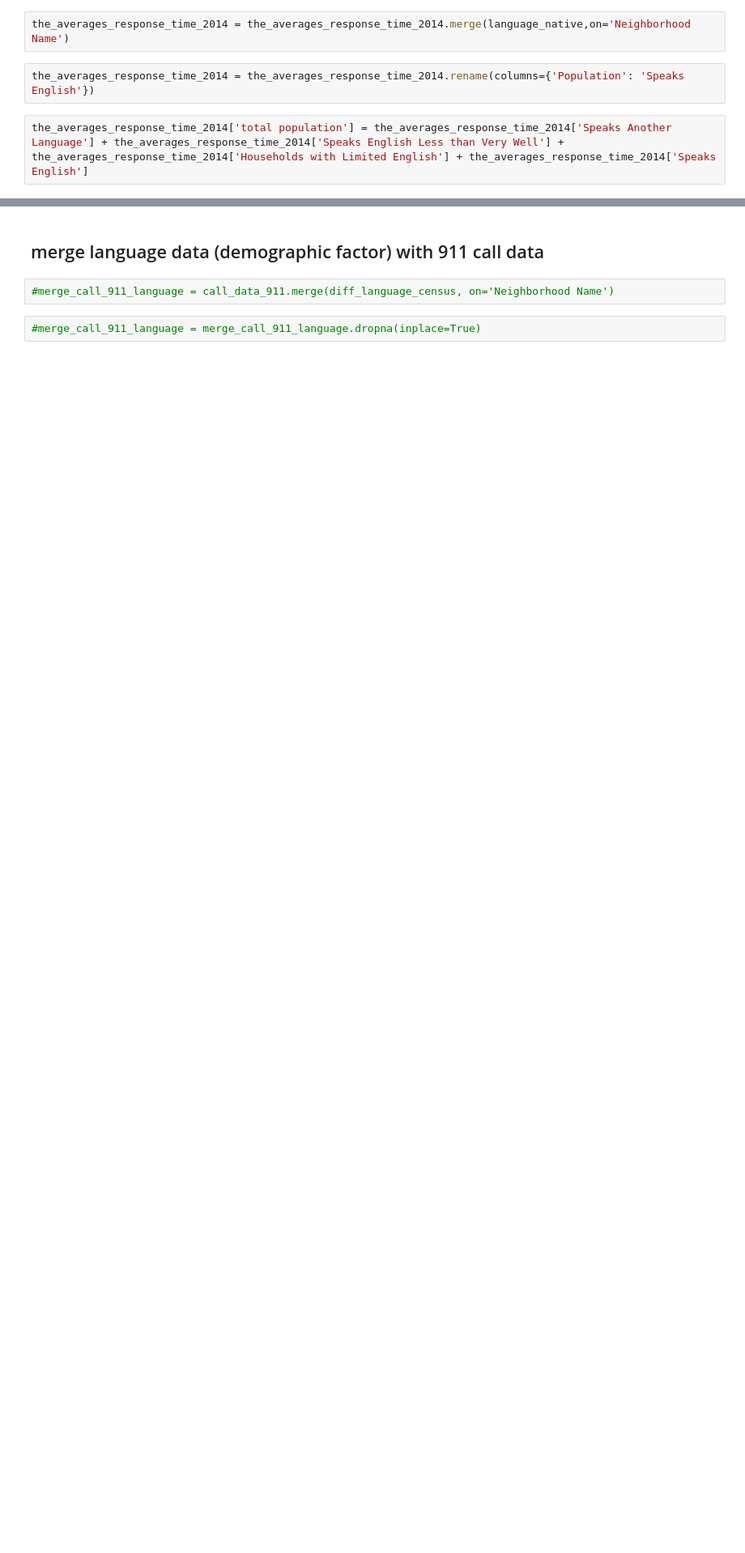
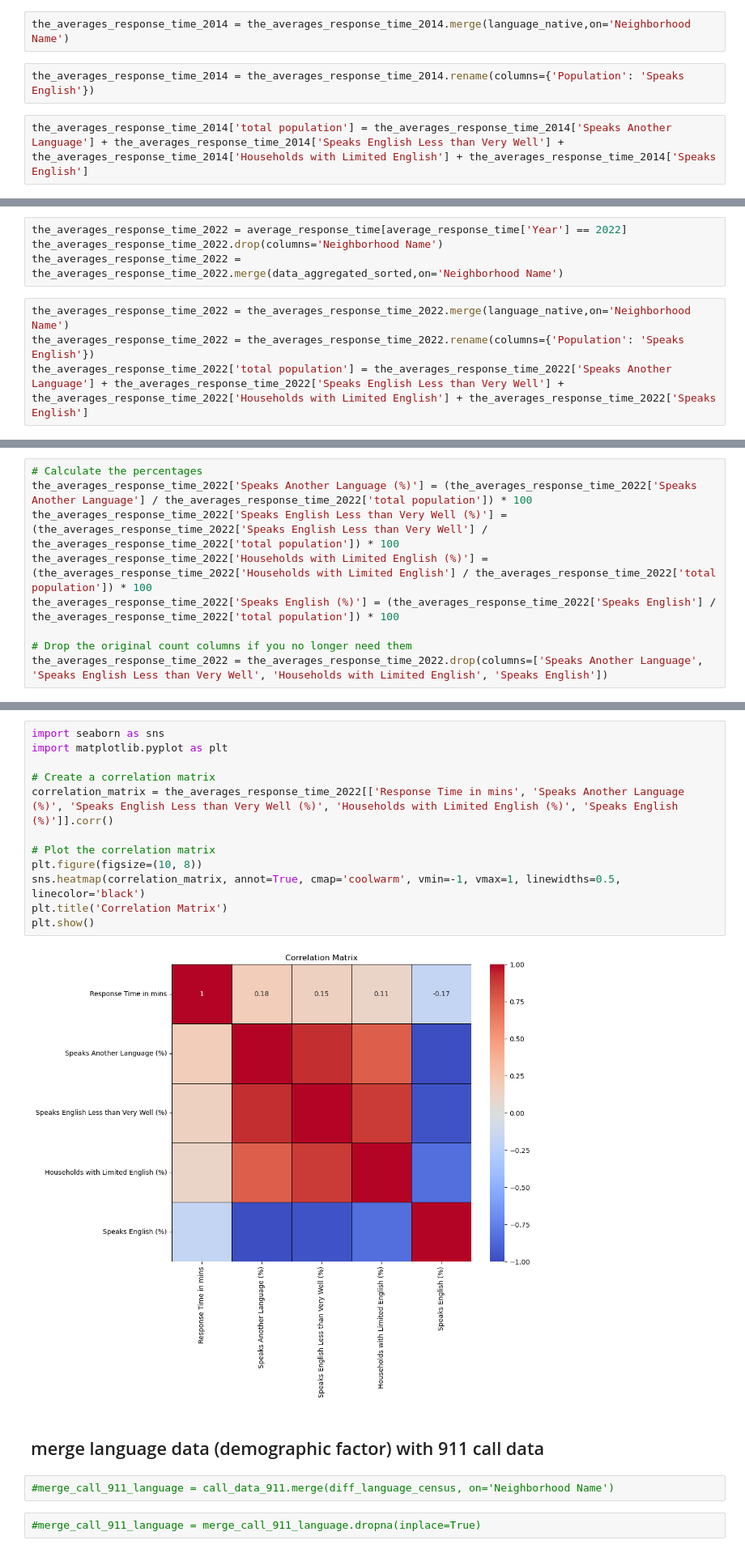
Before and after one commit to nemdim/Capstone-Project-Group-1, a Jupyter notebook: check_data.ipynb, the cells around one changed output, grey strips where cells are left out. Shown at 81% size. Drawn from its saved outputs; the diff is of its cells as text; blank space fills up the shorter version.

```diff
--- a/check_data.ipynb
+++ b/check_data.ipynb
@@ -516,0 +509,8 @@ language_native
+# %%
+the_averages_response_time_2022 = average_response_time[average_response_time['Year'] == 2022]
+the_averages_response_time_2022.drop(columns='Neighborhood Name')
+the_averages_response_time_2022 = the_averages_response_time_2022.merge(data_aggregated_sorted,on='Neighborhood Name')
+# %%
+the_averages_response_time_2022 = the_averages_response_time_2022.merge(language_native,on='Neighborhood Name')
+the_averages_response_time_2022 = the_averages_response_time_2022.rename(columns={'Population': 'Speaks English'})
+the_averages_response_time_2022['total population'] = the_averages_response_time_2022['Speaks Another Language'] + the_averages_response_time_2022['Speaks English Less than Very Well'] + the_averages_response_time_2022['Households with Limited English'] + the_averages_response_time_2022['Speaks English']
@@ -516,0 +529,9 @@ language_native
+# %%
+# Calculate the percentages
+the_averages_response_time_2022['Speaks Another Language (%)'] = (the_averages_response_time_2022['Speaks Another Language'] / the_averages_response_time_2022['total population']) * 100
+the_averages_response_time_2022['Speaks English Less than Very Well (%)'] = (the_averages_response_time_2022['Speaks English Less than Very Well'] / the_averages_response_time_2022['total population']) * 100
+the_averages_response_time_2022['Households with Limited English (%)'] = (the_averages_response_time_2022['Households with Limited English'] / the_averages_response_time_2022['total population']) * 100
+the_averages_response_time_2022['Speaks English (%)'] = (the_averages_response_time_2022['Speaks English'] / the_averages_response_time_2022['total population']) * 100
+
+# Drop the original count columns if you no longer need them
+the_averages_response_time_2022 = the_averages_response_time_2022.drop(columns=['Speaks Another Language', 'Speaks English Less than Very Well', 'Households with Limited English', 'Speaks English'])
@@ -517,3 +580,17 @@ language_native
+# %%
+import seaborn as sns
+import matplotlib.pyplot as plt
+
+# Create a correlation matrix
+correlation_matrix = the_averages_response_time_2022[['Response Time in mins', 'Speaks Another Language (%)', 'Speaks English Less than Very Well (%)', 'Households with Limited English (%)', 'Speaks English (%)']].corr()
+
+# Plot the correlation matrix
+plt.figure(figsize=(10, 8))
+sns.heatmap(correlation_matrix, annot=True, cmap='coolwarm', vmin=-1, vmax=1, linewidths=0.5, linecolor='black')
+plt.title('Correlation Matrix')
+plt.show()
+# %% [output]
+[figure, added]
 # %% [markdown]
 ## merge language data (demographic factor) with 911 call data
 # %%
```
Also changed, not shown: parts of 11 cells of this notebook.
